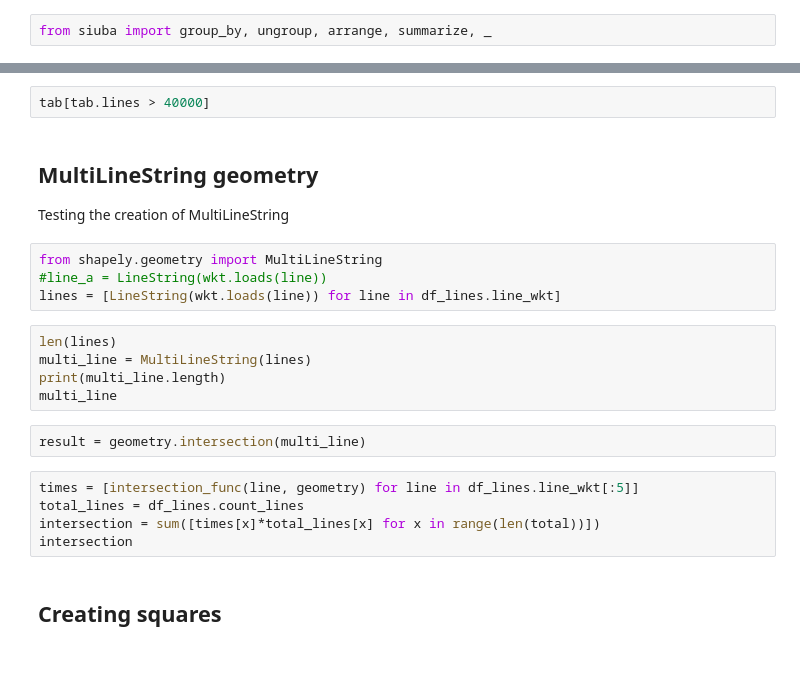
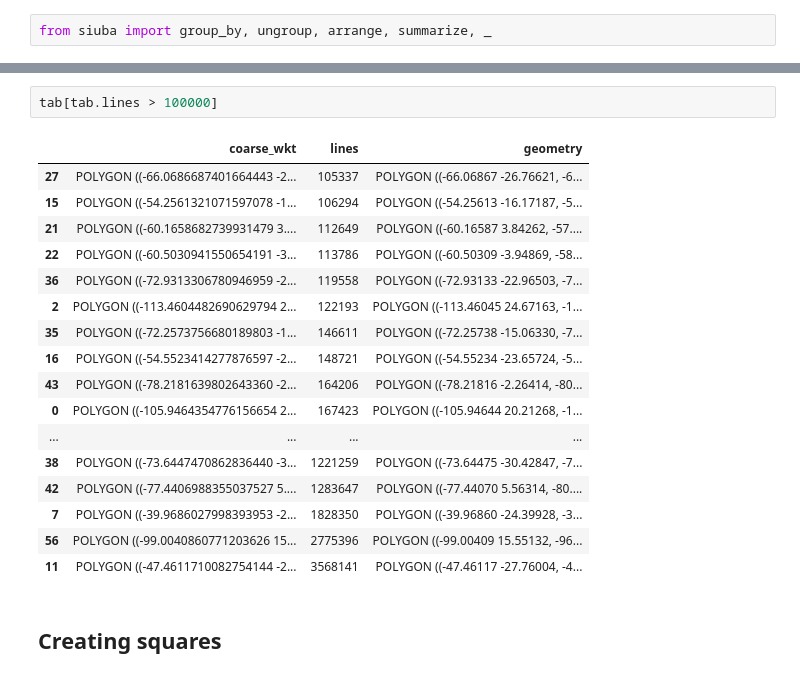
Before and after one commit to EL-BID/IDB-IDB-Invest-Coronavirus-Impact-Dashboard, a Jupyter notebook: notebooks/katana_bounds.ipynb, the cells around one changed output, grey strips where cells are left out. Saved outputs shown, nothing was run; the diff lists cells and outputs as text.

Commit message:
get coarse union first resolution

```diff
--- a/notebooks/katana_bounds.ipynb
+++ b/notebooks/katana_bounds.ipynb
@@ -271,24 +271,22 @@ tab[tab.lines > 40000].plot(column='lines', ax=ax, legend=True, cmap='OrRd')
 # %%
-tab[tab.lines > 40000]
+tab[tab.lines > 100000]
+# %% [output]
+|  | coarse_wkt | lines | geometry |
+| 27 | POLYGON ((-66.0686687401664443 -2... | 105337 | POLYGON ((-66.06867 -26.76621, -6... |
+| 15 | POLYGON ((-54.2561321071597078 -1... | 106294 | POLYGON ((-54.25613 -16.17187, -5... |
+| 21 | POLYGON ((-60.1658682739931479 3.... | 112649 | POLYGON ((-60.16587 3.84262, -57.... |
+| 22 | POLYGON ((-60.5030941550654191 -3... | 113786 | POLYGON ((-60.50309 -3.94869, -58... |
+| 36 | POLYGON ((-72.9313306780946959 -2... | 119558 | POLYGON ((-72.93133 -22.96503, -7... |
+| 2 | POLYGON ((-113.4604482690629794 2... | 122193 | POLYGON ((-113.46045 24.67163, -1... |
+| 35 | POLYGON ((-72.2573756680189803 -1... | 146611 | POLYGON ((-72.25738 -15.06330, -7... |
+| 16 | POLYGON ((-54.5523414277876597 -2... | 148721 | POLYGON ((-54.55234 -23.65724, -5... |
+| 43 | POLYGON ((-78.2181639802643360 -2... | 164206 | POLYGON ((-78.21816 -2.26414, -80... |
+| 0 | POLYGON ((-105.9464354776156654 2... | 167423 | POLYGON ((-105.94644 20.21268, -1... |
+| ... | ... | ... | ... |
+| 38 | POLYGON ((-73.6447470862836440 -3... | 1221259 | POLYGON ((-73.64475 -30.42847, -7... |
+| 42 | POLYGON ((-77.4406988355037527 5.... | 1283647 | POLYGON ((-77.44070 5.56314, -80.... |
+| 7 | POLYGON ((-39.9686027998393953 -2... | 1828350 | POLYGON ((-39.96860 -24.39928, -3... |
+| 56 | POLYGON ((-99.0040860771203626 15... | 2775396 | POLYGON ((-99.00409 15.55132, -96... |
+| 11 | POLYGON ((-47.4611710082754144 -2... | 3568141 | POLYGON ((-47.46117 -27.76004, -4... |
-# %% [markdown]
-## MultiLineString geometry
-
-Testing the creation of MultiLineString
-# %%
-from shapely.geometry import MultiLineString
-#line_a = LineString(wkt.loads(line))
-lines = [LineString(wkt.loads(line)) for line in df_lines.line_wkt]
-# %%
-len(lines)
-multi_line = MultiLineString(lines)
-print(multi_line.length)
-multi_line
-# %%
-result = geometry.intersection(multi_line)
-# %%
-times = [intersection_func(line, geometry) for line in df_lines.line_wkt[:5]]
-total_lines = df_lines.count_lines
-intersection = sum([times[x]*total_lines[x] for x in range(len(total))])
-intersection
 # %% [markdown]
 ## Creating squares
```
Also changed, not shown: parts of 20 cells of this notebook, 1 other file.
